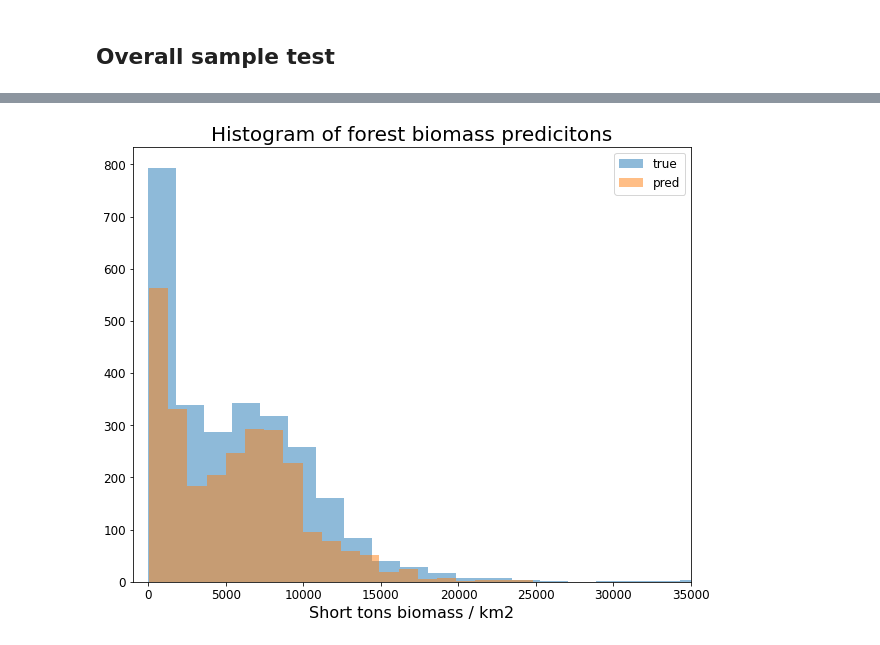
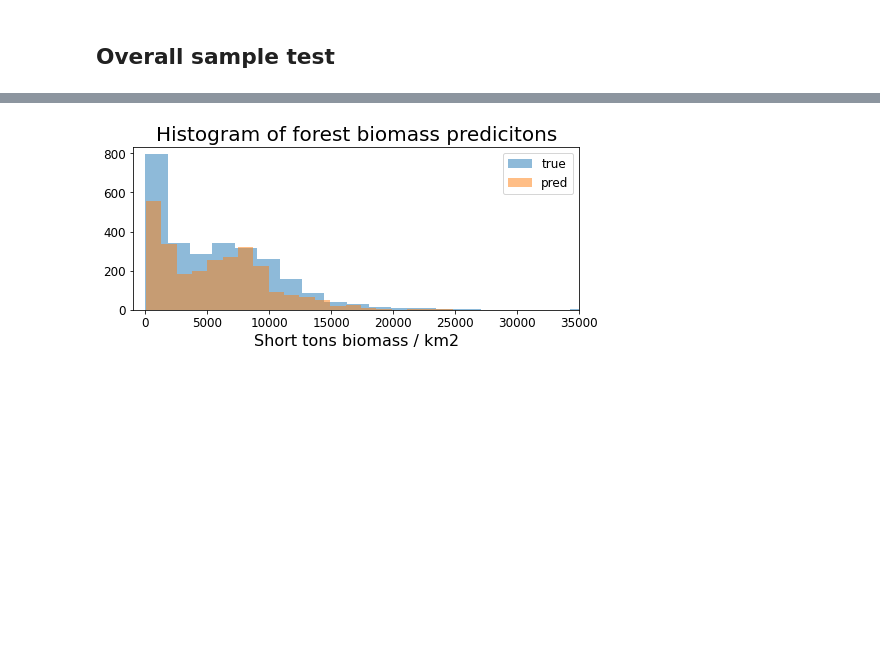
Before and after one commit to etrieschman/forest-biomass-modeling, a Jupyter notebook: notebooks/select_model.ipynb, the cells around one changed output, grey strips where cells are left out. Cells and saved outputs as stored; diff of their text form; code cells hidden in the pictures; blank space fills up the shorter version.

```diff
--- a/notebooks/select_model.ipynb
+++ b/notebooks/select_model.ipynb
@@ -402,13 +402,15 @@ print(stats)
 # %%
-fig, ax = plt.subplots(figsize=(10, 8))
+fig, ax = plt.subplots(figsize=(8,3))
 
 plt.hist(y_test, alpha=0.5, bins=20, label='true')
 plt.hist(y_test_pred, alpha=0.5, bins=20, label='pred')
-plt.title('Histogram of forest biomass predicitons')
 plt.xlabel('Short tons biomass / km2')
 ax.set_xlim((-1000, 35000))
 plt.legend()
 
+plt.savefig(RESULTS_PATH / 'fig_histfuture.png', bbox_inches='tight')
+
+plt.title('Histogram of forest biomass predicitons')
 plt.show()
 # %% [output]
-[figure, old version]
+[figure, new version]
```
Also changed, not shown: parts of 5 cells of this notebook, 19 other files.
